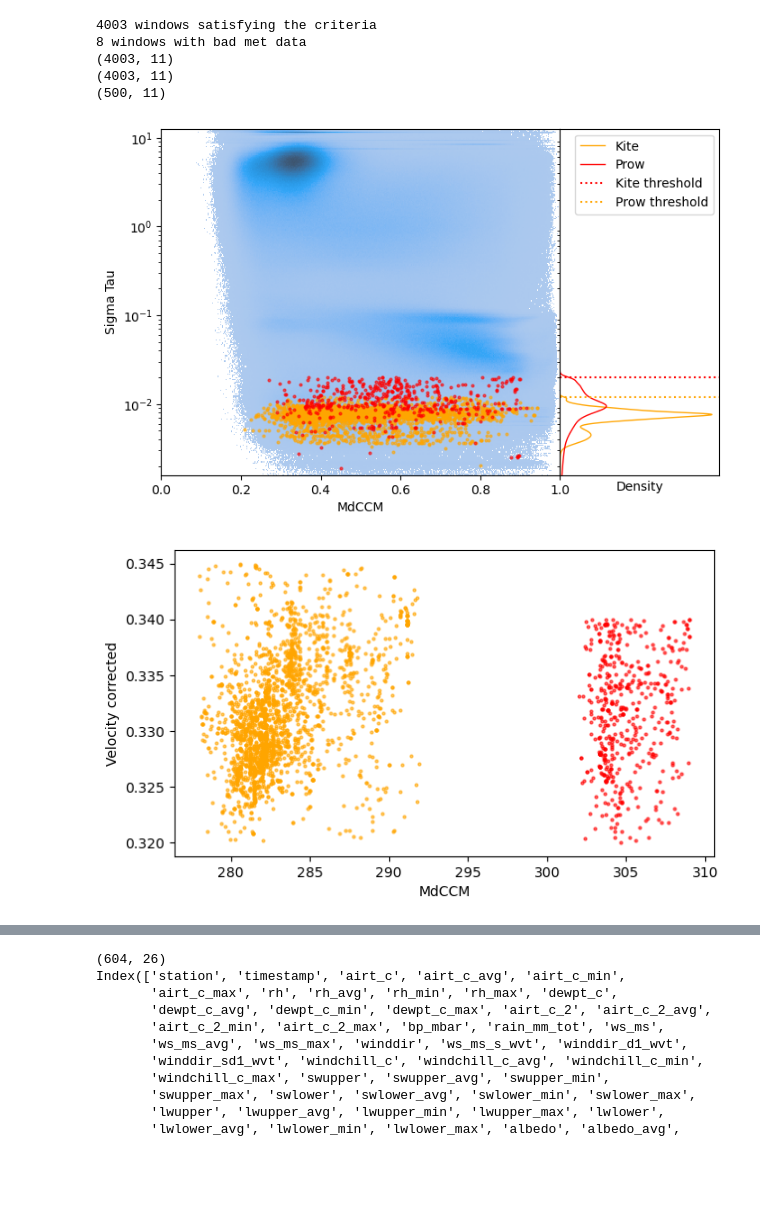
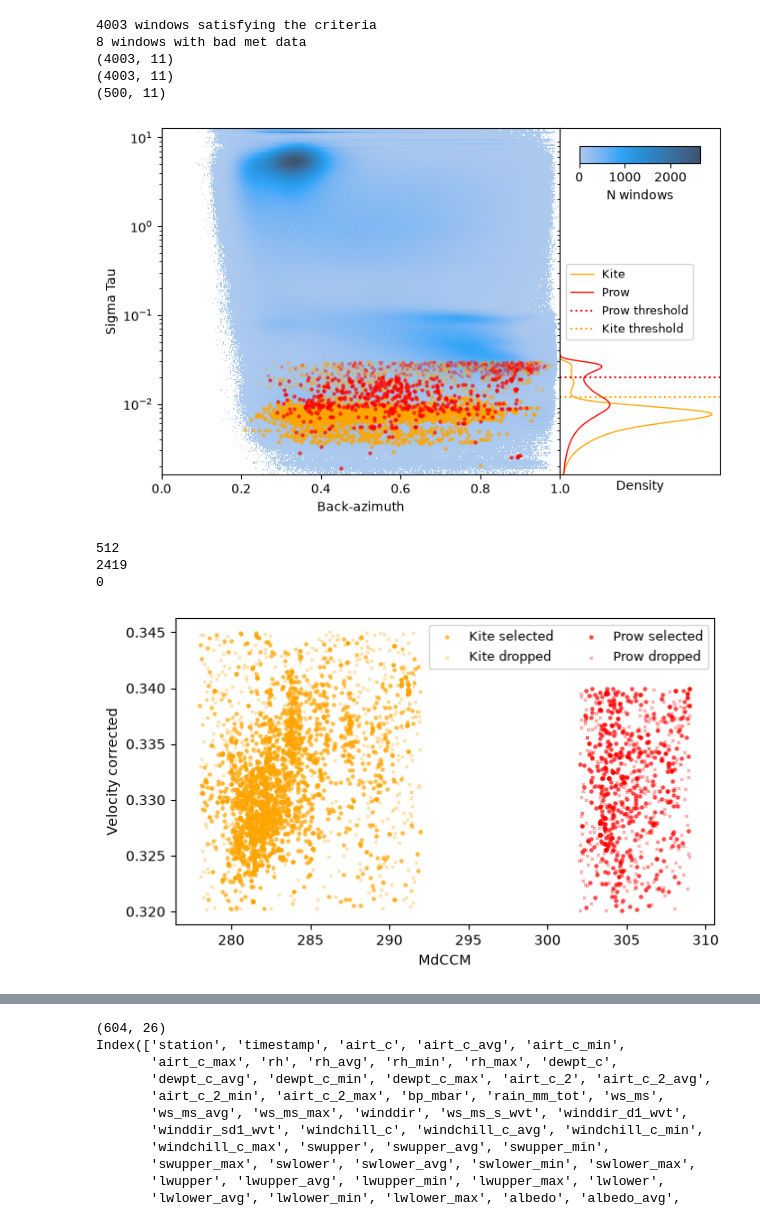
Before and after one commit to csaundersshultz/Barry_Infrasound, a Jupyter notebook: event_gathering.ipynb, the cells around one changed output, grey strips where cells are left out. Cells and saved outputs as stored; diff of their text form; code cells hidden in the pictures; blank space fills up the shorter version.

```diff
--- a/event_gathering.ipynb
+++ b/event_gathering.ipynb
@@ -234,10 +245,9 @@ print(glacier_windows.shape)
 (4003, 11)
 (500, 11)
 # %%
+#Supplementary figures S1 and S2
 fig,axs = plt.subplots(ncols=2, figsize=(8,5), gridspec_kw={"width_ratios":(5,2)})
-sns.histplot(data=df, x='MdCCM', y='Sigma_tau', log_scale=(False, True), ax=axs[0])
-#axs[0].legend()
-
+sns.histplot(data=df, x='MdCCM', y='Sigma_tau', log_scale=(False, True), ax=axs[0], cbar=True, cbar_ax=axs[1].inset_axes([0.12, 0.9, 0.76, 0.05]), cbar_kws={"orientation": "horizontal", "label": "N windows"})
 
 colors=['orange', 'red']
 labels = ['Kite', 'Prow']
@@ -253,7 +263,7 @@ for i, label in enumerate(labels):
         subb_below['MdCCM'],
         subb_below['Sigma_tau'],
         c=colors[i],
-        s=4,
+        s=5,
         alpha=0.6,
     )
 
@@ -261,89 +271,63 @@ for i, label in enumerate(labels):
     axs[0].scatter(
         subb_above['MdCCM'],
         subb_above['Sigma_tau'],
-        edgecolors=colors[i],
-        facecolors='none',
-        s=8,
-        alpha=0.8,
+        facecolors=colors[i],
+        s=5,
+        alpha=0.5,
         linewidths=0.6,
-        marker='o',
+        marker='x',
     )
 
-    #
-    sns.kdeplot(
-        y=subb['Sigma_tau'],
-        ax=axs[1],
-        color=colors[i],
-        fill=False,
-        alpha=1,
-        linewidth=1, label=label)
+    sns.kdeplot(y=subb['Sigma_tau'], ax=axs[1], color=colors[i], fill=False, alpha=1, linewidth=1, label=label)
 
-
-#axs[0].axhline(0.02, c='red', ls=':') #Highest SigTau from synthetic dataset
-#axs[0].axhline(0.012, c='orange', ls=':')
-axs[1].axhline(0.02, c='red', ls=':', label='Kite threshold') #Highest SigTau from synthetic dataset
-axs[1].axhline(0.012, c='orange', ls=':', label='Prow threshold')
+axs[1].axhline(0.02, c='red', ls=':', label='Prow threshold')
+axs[1].axhline(0.012, c='orange', ls=':', label='Kite threshold')
 axs[0].set_yscale('log')
 axs[1].set_yscale('log')
-
-axs[1].legend()
+axs[1].legend(fontsize=9, loc='center left')#, borderaxespad=0)
 fig.subplots_adjust(wspace=0)
 axs[0].set_xlim(0,1)
-axs[0].set_xlabel('MdCCM')
+axs[0].set_xlabel('Back-azimuth')
 axs[0].set_ylabel('Sigma Tau')
 axs[1].set_xticks(())
 axs[1].set_yticks(())
 axs[1].set_xlabel("Density")
 axs[1].set_ylabel("")
 
 axs[0].set_ylim(10**-2.8,10**1.1)
 axs[1].set_ylim(10**-2.8,10**1.1)
 plt.show()
 plt.close()
 
 fig, ax = plt.subplots(figsize=(7,4))
 for i, label in enumerate(labels):
     subb = windows.loc[windows['label'] == label]
 
     subb_above = subb.loc[subb['Sigma_tau'] >= thresholds[i]]
     subb_below = subb.loc[subb['Sigma_tau'] < thresholds[i]]
 
     # Below threshold (filled)
-    ax.scatter(
-        subb_below['Backaz'],
-        subb_below['vel_corrected_5C'],
-        c=colors[i],
-        s=4,
-        alpha=0.6,
-        label=f"{label} (below)" if i == 0 else None
-    )
+    ax.scatter(subb_below['Backaz'], subb_below['vel_corrected_5C'], c=colors[i], s=5, alpha=0.6, label=f"{label} selected")
 
-    # Above threshold (outlined)
-    ax.scatter(
-        subb_above['Backaz'],
-        subb_above['vel_corrected_5C'],
-        edgecolors=colors[i],
-        facecolors='none',
-        s=8,
-        alpha=0.8,
-        linewidths=0.6,
-        marker='o',
-        label=f"{label} (above)" if i == 0 else None
-    )
+    # Above threshold (dropped windows)
+    ax.scatter(subb_above['Backaz'], subb_above['vel_corrected_5C'], facecolors=colors[i], s=5, alpha=0.5, linewidths=0.6, marker='x', label=f"{label} dropped")
+
 ax.set_xlabel('MdCCM')
 ax.set_ylabel('Velocity corrected')
+ax.legend(fontsize=9, ncols=2)
 
-
-
-
-
-
-#Now apply the additional filtering to the windows
 windows = windows.loc[ (windows['label']=='Prow') | (windows['Sigma_tau']<0.012)] #box 1 cutoff
 windows = windows.loc[ (windows['label']=='Kite') | (windows['Sigma_tau']<0.02)] #box 2 sigTau cutoff
+
+print(len(windows.loc[windows['label']=='Prow']))
+print(len(windows.loc[windows['label']=='Kite']))
+print(len(windows.loc[windows['label']=='Glacier']))
 # %% [output]
-[figure, old version]
+[figure, new version]
+512
+2419
+0
-[figure, old version]
+[figure, new version]
 # %%
 
 agg_dict = {
```
Also changed, not shown: parts of 5 cells of this notebook, 8 other files.
